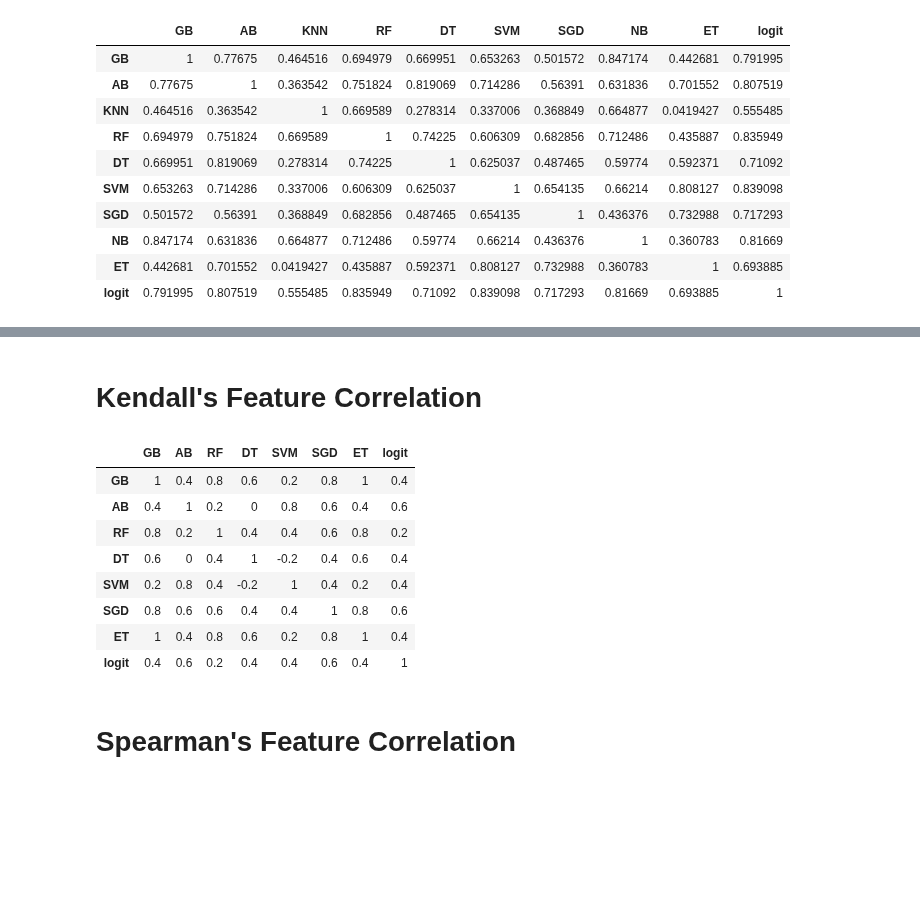
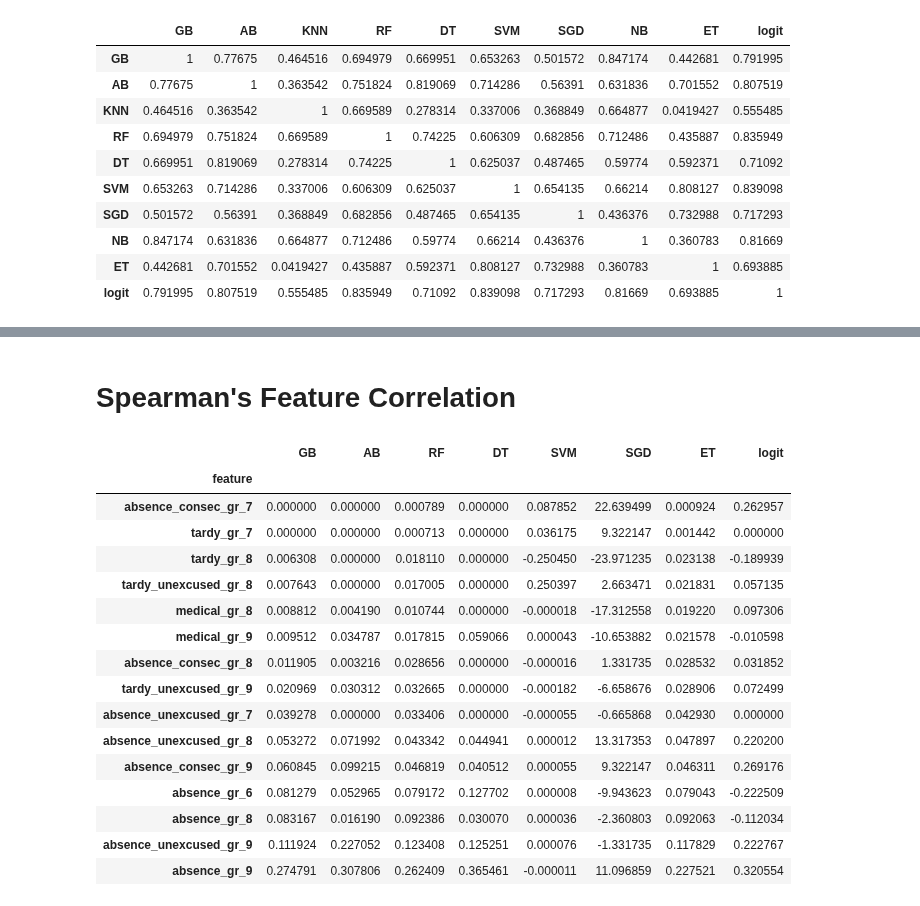
Before and after one commit to jgutman/mvesc, a Jupyter notebook: Models_Results/rank_correlation.ipynb, the cells around one changed output, grey strips where cells are left out. Drawn from its saved outputs; the diff is of its cells as text; code cells hidden in the pictures; blank space fills up the shorter version.

```diff
--- a/Models_Results/rank_correlation.ipynb
+++ b/Models_Results/rank_correlation.ipynb
@@ -122,17 +122,23 @@ spearman_f = features['absence'].corr('spearman')
-# %% [markdown]
-# Kendall's Feature Correlation
-# %%
-kendall_f.style.applymap(partial(color_gt,x=.65,c='blue'))
-# %% [output]
-|  | GB | AB | RF | DT | SVM | SGD | ET | logit |
-| GB | 1 | 0.4 | 0.8 | 0.6 | 0.2 | 0.8 | 1 | 0.4 |
-| AB | 0.4 | 1 | 0.2 | 0 | 0.8 | 0.6 | 0.4 | 0.6 |
-| RF | 0.8 | 0.2 | 1 | 0.4 | 0.4 | 0.6 | 0.8 | 0.2 |
-| DT | 0.6 | 0 | 0.4 | 1 | -0.2 | 0.4 | 0.6 | 0.4 |
-| SVM | 0.2 | 0.8 | 0.4 | -0.2 | 1 | 0.4 | 0.2 | 0.4 |
-| SGD | 0.8 | 0.6 | 0.6 | 0.4 | 0.4 | 1 | 0.8 | 0.6 |
-| ET | 1 | 0.4 | 0.8 | 0.6 | 0.2 | 0.8 | 1 | 0.4 |
-| logit | 0.4 | 0.6 | 0.2 | 0.4 | 0.4 | 0.6 | 0.4 | 1 |
 # %% [markdown]
 # Spearman's Feature Correlation
+# %%
+features['absence'].sort_values('GB')
+# %% [output]
+|  | GB | AB | RF | DT | SVM | SGD | ET | logit |
+| feature |  |  |  |  |  |  |  |  |
+| absence_consec_gr_7 | 0.000000 | 0.000000 | 0.000789 | 0.000000 | 0.087852 | 22.639499 | 0.000924 | 0.262957 |
+| tardy_gr_7 | 0.000000 | 0.000000 | 0.000713 | 0.000000 | 0.036175 | 9.322147 | 0.001442 | 0.000000 |
+| tardy_gr_8 | 0.006308 | 0.000000 | 0.018110 | 0.000000 | -0.250450 | -23.971235 | 0.023138 | -0.189939 |
+| tardy_unexcused_gr_8 | 0.007643 | 0.000000 | 0.017005 | 0.000000 | 0.250397 | 2.663471 | 0.021831 | 0.057135 |
+| medical_gr_8 | 0.008812 | 0.004190 | 0.010744 | 0.000000 | -0.000018 | -17.312558 | 0.019220 | 0.097306 |
+| medical_gr_9 | 0.009512 | 0.034787 | 0.017815 | 0.059066 | 0.000043 | -10.653882 | 0.021578 | -0.010598 |
+| absence_consec_gr_8 | 0.011905 | 0.003216 | 0.028656 | 0.000000 | -0.000016 | 1.331735 | 0.028532 | 0.031852 |
+| tardy_unexcused_gr_9 | 0.020969 | 0.030312 | 0.032665 | 0.000000 | -0.000182 | -6.658676 | 0.028906 | 0.072499 |
+| absence_unexcused_gr_7 | 0.039278 | 0.000000 | 0.033406 | 0.000000 | -0.000055 | -0.665868 | 0.042930 | 0.000000 |
+| absence_unexcused_gr_8 | 0.053272 | 0.071992 | 0.043342 | 0.044941 | 0.000012 | 13.317353 | 0.047897 | 0.220200 |
+| absence_consec_gr_9 | 0.060845 | 0.099215 | 0.046819 | 0.040512 | 0.000055 | 9.322147 | 0.046311 | 0.269176 |
+| absence_gr_6 | 0.081279 | 0.052965 | 0.079172 | 0.127702 | 0.000008 | -9.943623 | 0.079043 | -0.222509 |
+| absence_gr_8 | 0.083167 | 0.016190 | 0.092386 | 0.030070 | 0.000036 | -2.360803 | 0.092063 | -0.112034 |
+| absence_unexcused_gr_9 | 0.111924 | 0.227052 | 0.123408 | 0.125251 | 0.000076 | -1.331735 | 0.117829 | 0.222767 |
+| absence_gr_9 | 0.274791 | 0.307806 | 0.262409 | 0.365461 | -0.000011 | 11.096859 | 0.227521 | 0.320554 |
 # %%
```
Also changed, not shown: parts of 4 cells of this notebook.
